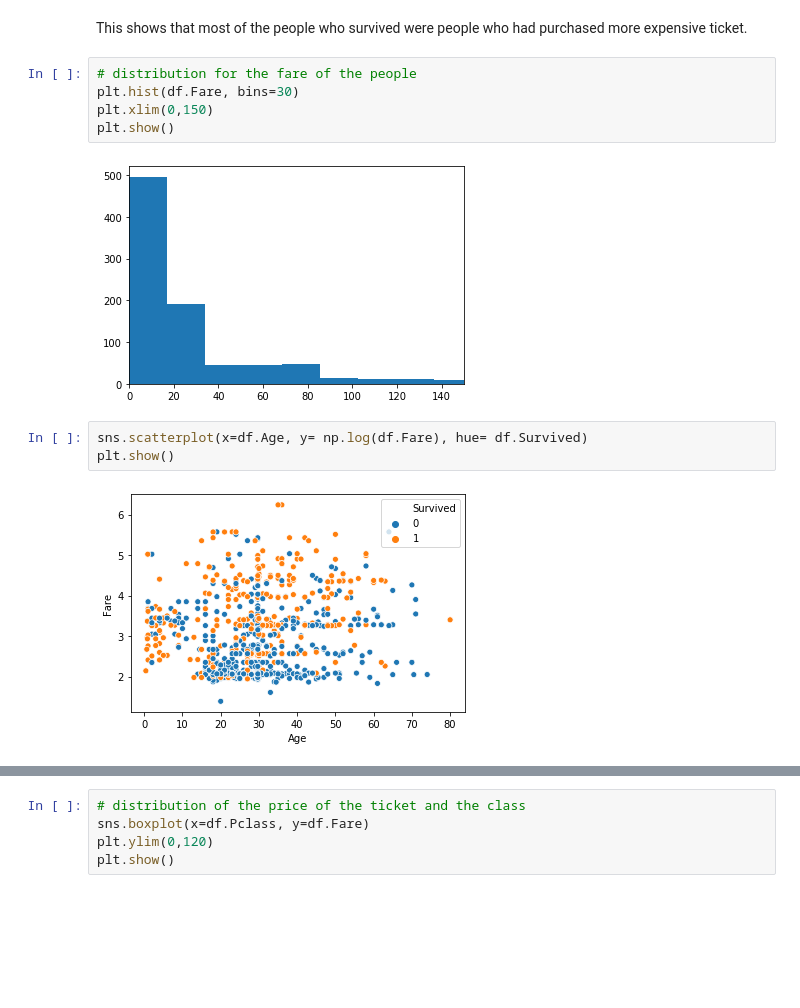
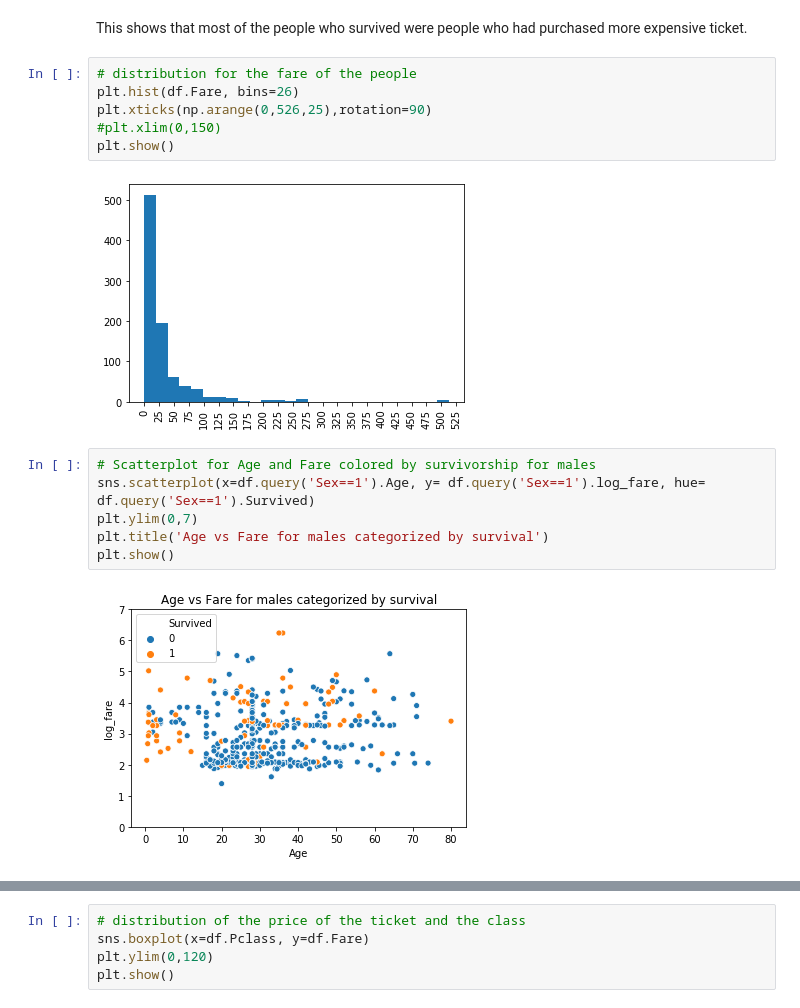
Before and after one commit to srinivasayer4/Titanic-dataset, a Jupyter notebook: Titanic Survival Problem.ipynb, the cells around one changed output, grey strips where cells are left out. Drawn from its saved outputs; the diff is of its cells as text; blank space fills up the shorter version.

```diff
--- a/Titanic Survival Problem.ipynb
+++ b/Titanic Survival Problem.ipynb
@@ -163,13 +184,17 @@ plt.show()
 This shows that most of the people who survived were people who had purchased more expensive ticket.
 # %%
 # distribution for the fare of the people
-plt.hist(df.Fare, bins=30)
-plt.xlim(0,150)
+plt.hist(df.Fare, bins=26)
+plt.xticks(np.arange(0,526,25),rotation=90)
+#plt.xlim(0,150)
 plt.show()
 # %% [output]
-[figure, old version]
+[figure, new version]
-# %%
-sns.scatterplot(x=df.Age, y= np.log(df.Fare), hue= df.Survived)
-plt.show()
-# %% [output]
-[figure, removed]
+# %%
+# Scatterplot for Age and Fare colored by survivorship for males
+sns.scatterplot(x=df.query('Sex==1').Age, y= df.query('Sex==1').log_fare, hue= df.query('Sex==1').Survived)
+plt.ylim(0,7)
+plt.title('Age vs Fare for males categorized by survival')
+plt.show()
+# %% [output]
+[figure, added]
```
Also changed, not shown: parts of 57 cells of this notebook.
